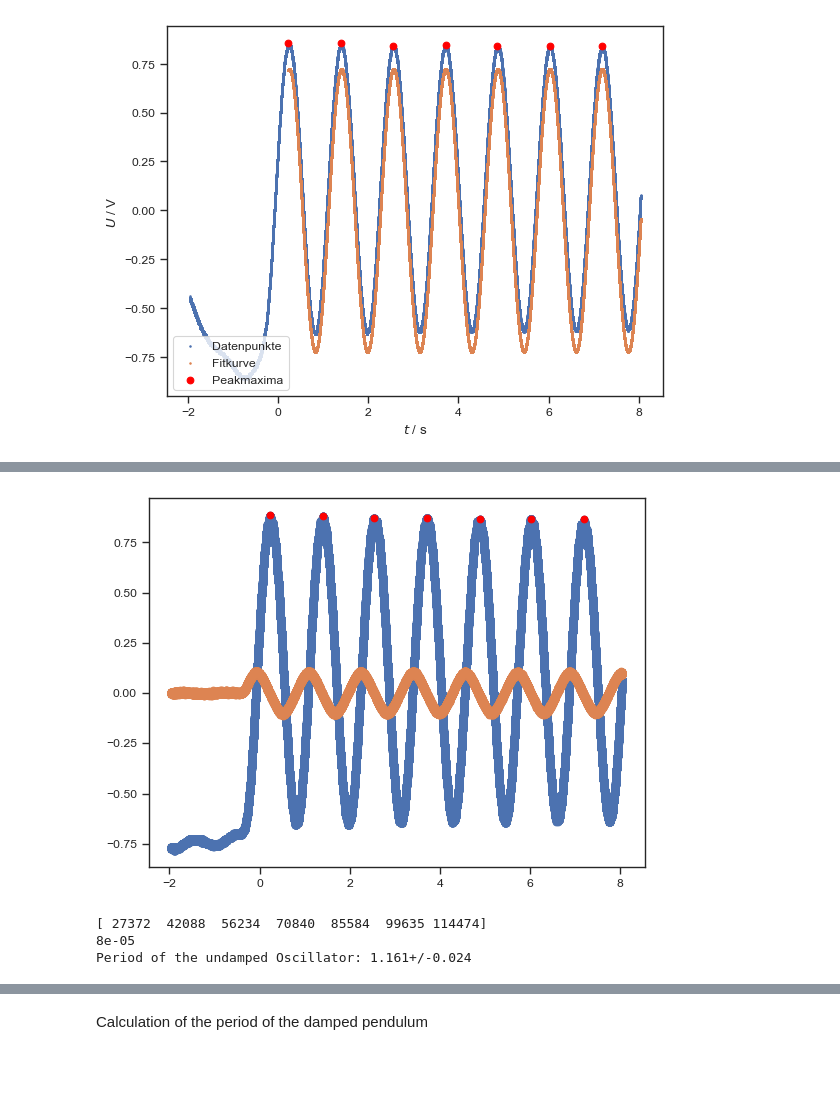
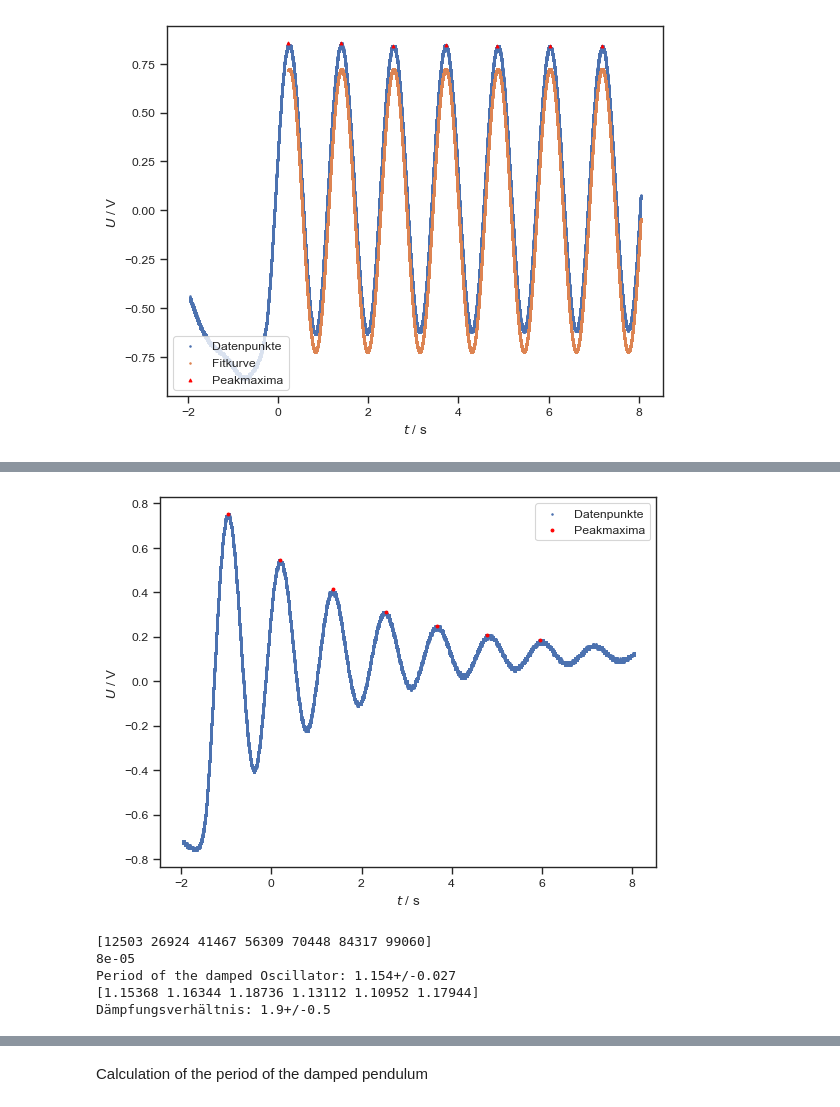
Before and after one commit to KemalOenen/Grundpraktikum2_Gruppe1_SS23, a Jupyter notebook: Versuch7/Djoxx_Pendulum.ipynb, the cells around one changed output, grey strips where cells are left out. Drawn from its saved outputs; the diff is of its cells as text; code cells hidden in the pictures; blank space fills up the shorter version.

Commit message:
Saved the Plots Axis Labels

```diff
--- a/Versuch7/Djoxx_Pendulum.ipynb
+++ b/Versuch7/Djoxx_Pendulum.ipynb
@@ -284,17 +314,27 @@ eta
 # %%
-filename="T0006.CSV"
+filename="T0009.CSV"
 df=pd.read_csv(filename, header=14)
-plt.scatter(df["TIME"], df["CH1"])
-plt.scatter(df["TIME"], df["CH2"])
-peaks=scipy.signal.find_peaks(df["CH1"], prominence=0.1, distance=10000, height=0.5)
-plt.scatter(df["TIME"][peaks[0]], df["CH1"][peaks[0]], color="red")
+plt.scatter(df["TIME"], df["CH1"], s=1, label="Datenpunkte")
+#plt.scatter(df["TIME"], df["CH2"])
+peaks=scipy.signal.find_peaks(df["CH1"], prominence=0.1, distance=10000)
+plt.scatter(df["TIME"][peaks[0]], df["CH1"][peaks[0]], color="red", s=4, label="Peakmaxima")
+plt.xlabel(r"$t$ / s")
+plt.ylabel(r"$U$ / V")
+plt.legend(loc="upper right")
+plt.savefig("GraphT0009.png", dpi=500, bbox_inches="tight")
 plt.show()
 print(peaks[0])
-res_period_2=calculateTimeIntervall(filename, peaks[0])
-print("Period of the undamped Oscillator: " + str(res_period_2))
+res_period_5=calculateTimeIntervall(filename, peaks[0])
+print("Period of the damped Oscillator: " + str(res_period_5))
+T_1=smallTimeIntervall(filename, peaks[0])
+print(T_1)
+lambda2=ufloat(np.sqrt(4*math.pi*abs(T_1**2/T_0.n**2-1)).mean(), np.sqrt(4*math.pi*abs(T_1**2/T_0.n**2-1)).std())
+print("Dämpfungsverhältnis: " + str(umath.exp(lambda2)))
 # %% [output]
-[figure, old version]
+[figure, new version]
-[ 27372  42088  56234  70840  85584  99635 114474]
+[12503 26924 41467 56309 70448 84317 99060]
 8e-05
-Period of the undamped Oscillator: 1.161+/-0.024
+Period of the damped Oscillator: 1.154+/-0.027
+[1.15368 1.16344 1.18736 1.13112 1.10952 1.17944]
+Dämpfungsverhältnis: 1.9+/-0.5
 # %%
```
Also changed, not shown: parts of 11 cells of this notebook, 6 other files.
